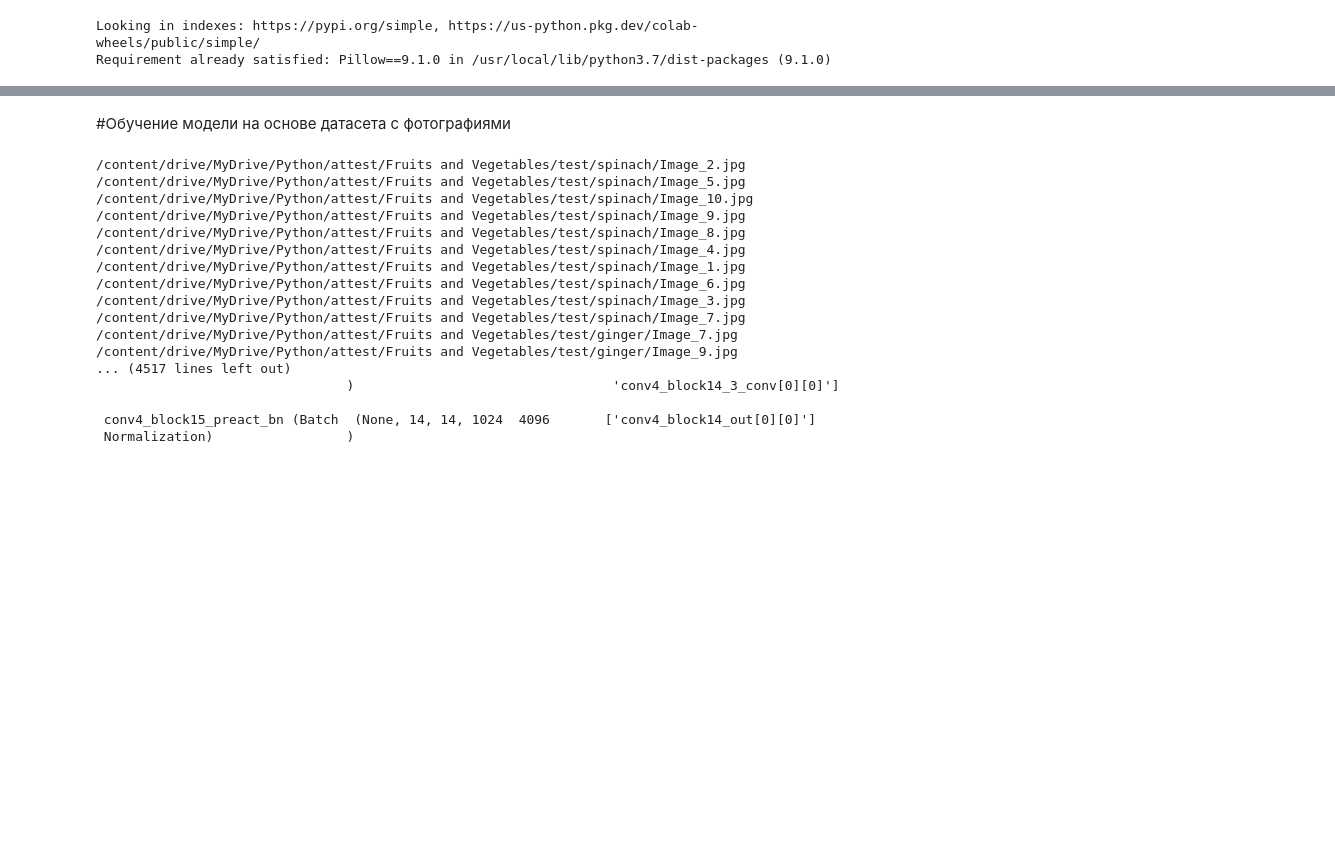
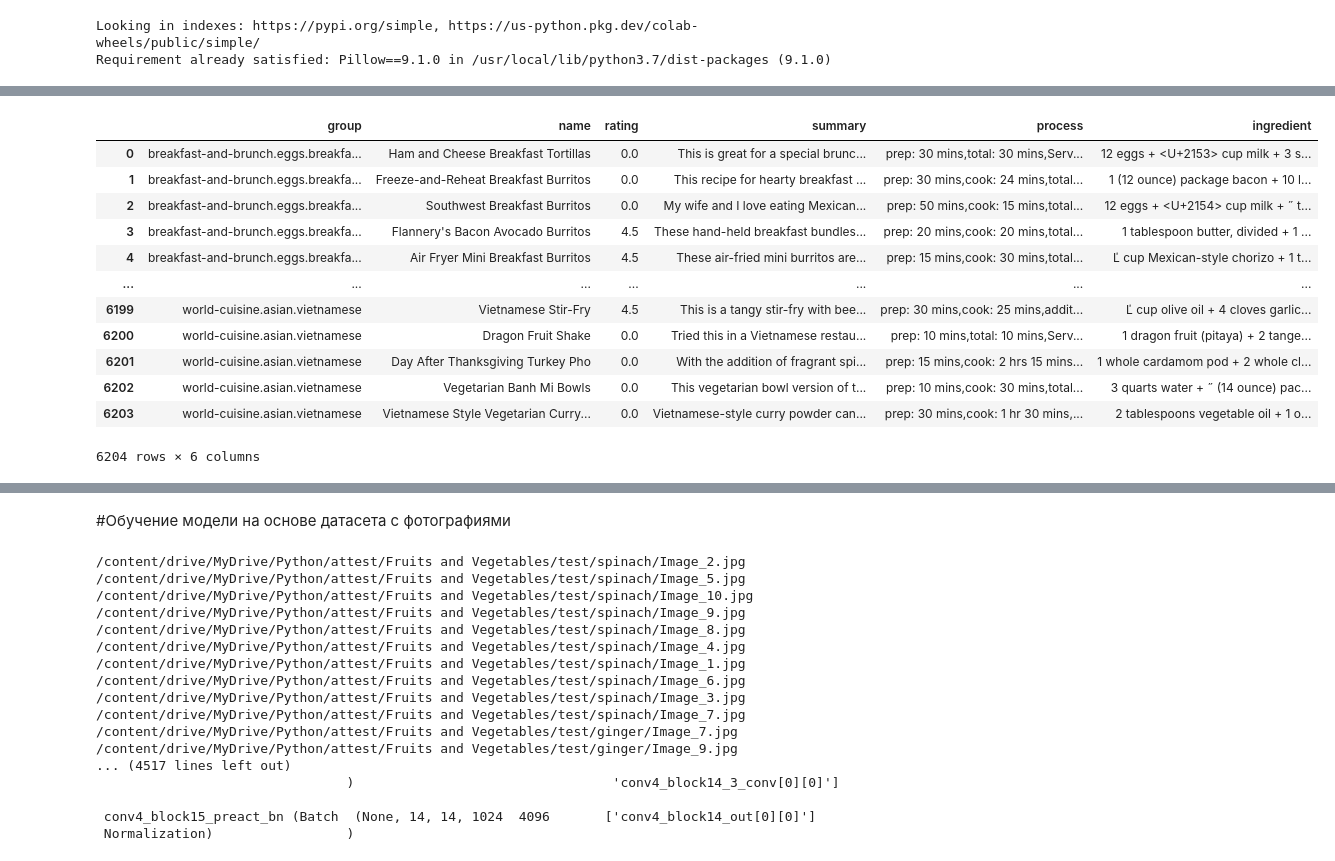
Before and after one commit to NellyBealtaine/RecipeChatBot, a Jupyter notebook: FinalAttest.ipynb, the cells around one changed output, grey strips where cells are left out. Cells and saved outputs as stored; diff of their text form; code cells hidden in the pictures; blank space fills up the shorter version.

```diff
--- a/FinalAttest.ipynb
+++ b/FinalAttest.ipynb
@@ -60,8 +58,23 @@ def image_helper(data):
 
   return class_name
 # %%
-recipes = pd.read_csv('/content/drive/MyDrive/Python/attest/recipes.csv', encoding='cp1250')
+recipes = pd.read_csv('/content/drive/MyDrive/Python/attest/allrecipes.csv', encoding='cp1250')
+del recipes['n_rater'], recipes['n_reviewer']
 recipes
+# %% [output]
+|  | group | name | rating | summary | process | ingredient |
+| 0 | breakfast-and-brunch.eggs.breakfa... | Ham and Cheese Breakfast Tortillas | 0.0 | This is great for a special brunc... | prep: 30 mins,total: 30 mins,Serv... | 12 eggs + <U+2153> cup milk + 3 s... |
+| 1 | breakfast-and-brunch.eggs.breakfa... | Freeze-and-Reheat Breakfast Burritos | 0.0 | This recipe for hearty breakfast ... | prep: 30 mins,cook: 24 mins,total... | 1 (12 ounce) package bacon + 10 l... |
+| 2 | breakfast-and-brunch.eggs.breakfa... | Southwest Breakfast Burritos | 0.0 | My wife and I love eating Mexican... | prep: 50 mins,cook: 15 mins,total... | 12 eggs + <U+2154> cup milk + ˝ t... |
+| 3 | breakfast-and-brunch.eggs.breakfa... | Flannery's Bacon Avocado Burritos | 4.5 | These hand-held breakfast bundles... | prep: 20 mins,cook: 20 mins,total... | 1 tablespoon butter, divided + 1 ... |
+| 4 | breakfast-and-brunch.eggs.breakfa... | Air Fryer Mini Breakfast Burritos | 4.5 | These air-fried mini burritos are... | prep: 15 mins,cook: 30 mins,total... | Ľ cup Mexican-style chorizo + 1 t... |
+| ... | ... | ... | ... | ... | ... | ... |
+| 6199 | world-cuisine.asian.vietnamese | Vietnamese Stir-Fry | 4.5 | This is a tangy stir-fry with bee... | prep: 30 mins,cook: 25 mins,addit... | Ľ cup olive oil + 4 cloves garlic... |
+| 6200 | world-cuisine.asian.vietnamese | Dragon Fruit Shake | 0.0 | Tried this in a Vietnamese restau... | prep: 10 mins,total: 10 mins,Serv... | 1 dragon fruit (pitaya) + 2 tange... |
+| 6201 | world-cuisine.asian.vietnamese | Day After Thanksgiving Turkey Pho | 0.0 | With the addition of fragrant spi... | prep: 15 mins,cook: 2 hrs 15 mins... | 1 whole cardamom pod + 2 whole cl... |
+| 6202 | world-cuisine.asian.vietnamese | Vegetarian Banh Mi Bowls | 0.0 | This vegetarian bowl version of t... | prep: 10 mins,cook: 30 mins,total... | 3 quarts water + ˝ (14 ounce) pac... |
+| 6203 | world-cuisine.asian.vietnamese | Vietnamese Style Vegetarian Curry... | 0.0 | Vietnamese-style curry powder can... | prep: 30 mins,cook: 1 hr 30 mins,... | 2 tablespoons vegetable oil + 1 o... |
+6204 rows × 6 columns
 # %%
 def recipe(ingredient):
   ingredient = str(ingredient)
```
Also changed, not shown: parts of 5 cells of this notebook, 2 other files.
